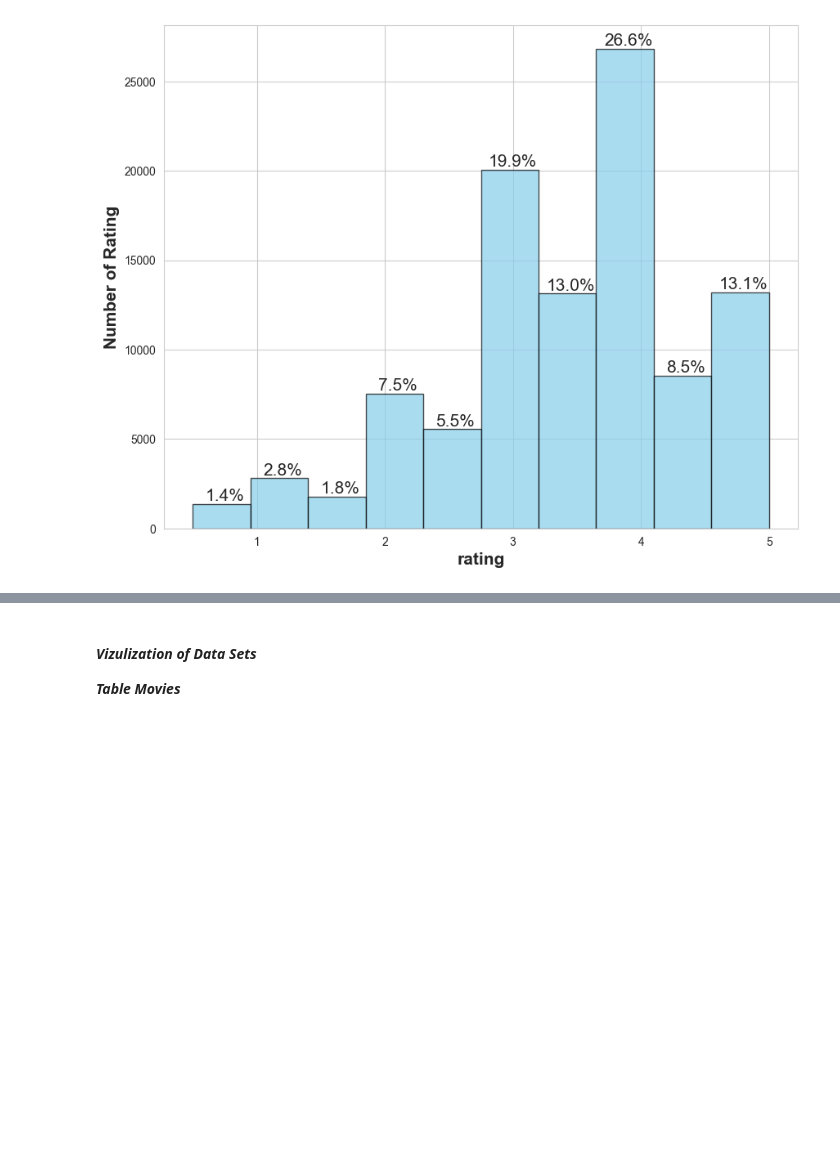
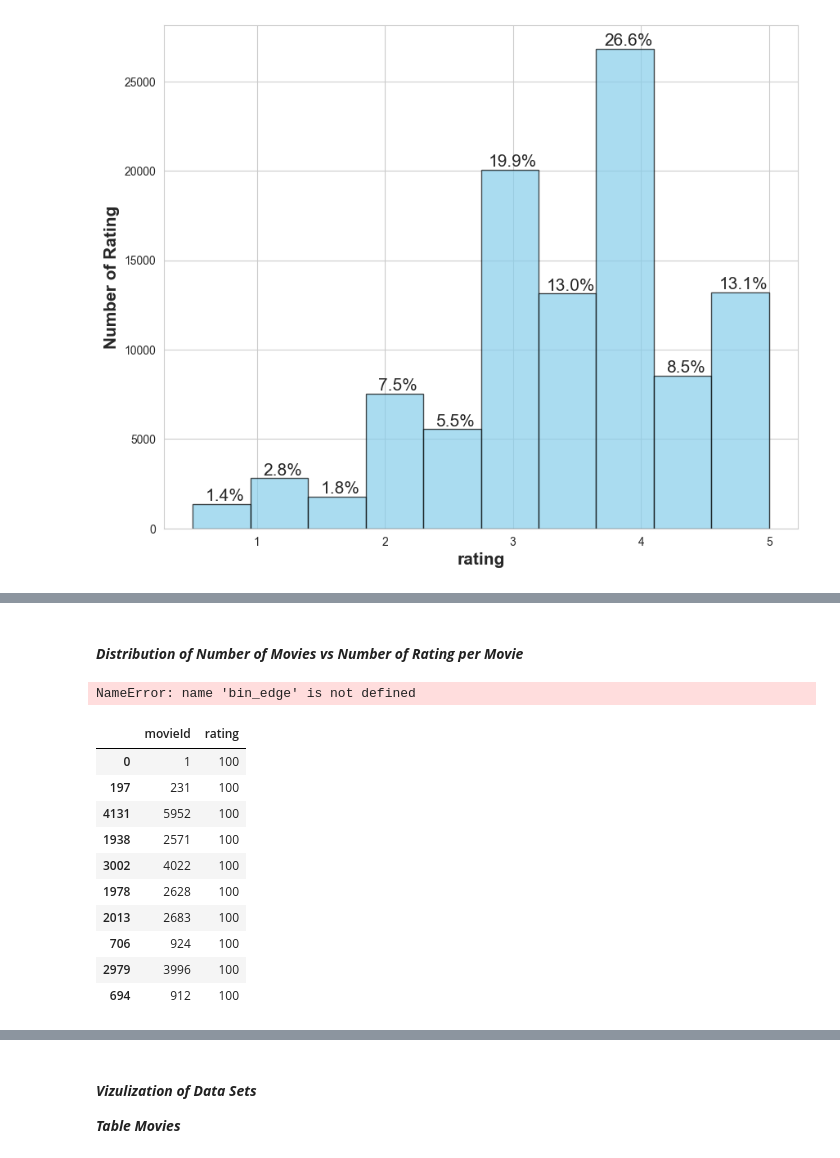
Before and after one commit to Shabnamdost/ds-capstone-recommendation, a Jupyter notebook: eda_hamid.ipynb, the cells around one changed output, grey strips where cells are left out. Cells and saved outputs as stored; diff of their text form; code cells hidden in the pictures; blank space fills up the shorter version.

```diff
--- a/eda_hamid.ipynb
+++ b/eda_hamid.ipynb
@@ -384,0 +374,44 @@ plt.show()
+# %% [markdown]
+#### ***Distribution of Number of Movies vs Number of Rating per Movie***
+# %%
+# hist plot of number of rates per movies
+
+df_ml_32m_rating_gb = df_ml_32m_rating.groupby('movieId')['rating'] #.count().clip(upper=100)
+df_ml_32m_rating_gb
+
+from datetime import datetime
+
+sns.set_style("whitegrid")
+
+fig, ax0 = plt.subplots(1,1, figsize = (10,8))
+
+df_ml_32m_rating_gb.hist(bins=50, color='green', edgecolor='black', alpha=0.7)
+
+ax0.set_xlabel('Number of Rating',  fontsize = 15.0, fontweight = 'bold')
+ax0.set_ylabel('Number of Movies',  fontsize = 15.0, fontweight = 'bold')
+
+ax0.tick_params(axis='both', which = 'both', direction = 'in', width = 3, length = 6)
+
+plt.text(bin_edge + 0.25, count, f'{percentage:.1f}%', ha='center', va='bottom', fontsize = 15.0, fontweight = 10)
+
+ax0.spines['top'].set_linewidth(2)
+ax0.spines['right'].set_linewidth(2)
+ax0.spines['bottom'].set_linewidth(2)
+ax0.spines['left'].set_linewidth(2)
+plt.show()
+# %% [output]
+NameError: name 'bin_edge' is not defined
+# %%
+df_ml_32m_rating_gb.reset_index().sort_values('rating', ascending=False)[:10]
+# %% [output]
+|  | movieId | rating |
+| 0 | 1 | 100 |
+| 197 | 231 | 100 |
+| 4131 | 5952 | 100 |
+| 1938 | 2571 | 100 |
+| 3002 | 4022 | 100 |
+| 1978 | 2628 | 100 |
+| 2013 | 2683 | 100 |
+| 706 | 924 | 100 |
+| 2979 | 3996 | 100 |
+| 694 | 912 | 100 |
```
Also changed, not shown: parts of 80 cells of this notebook, 1 other file.
